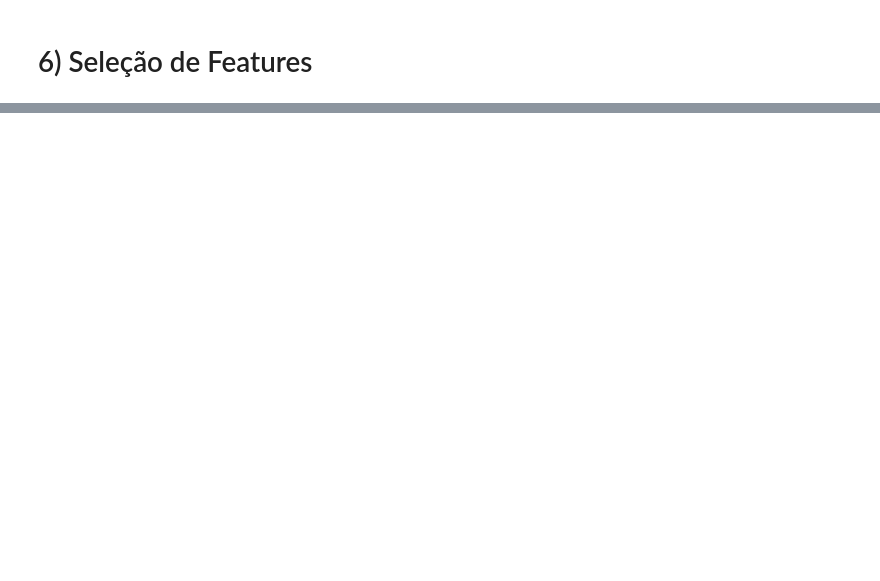
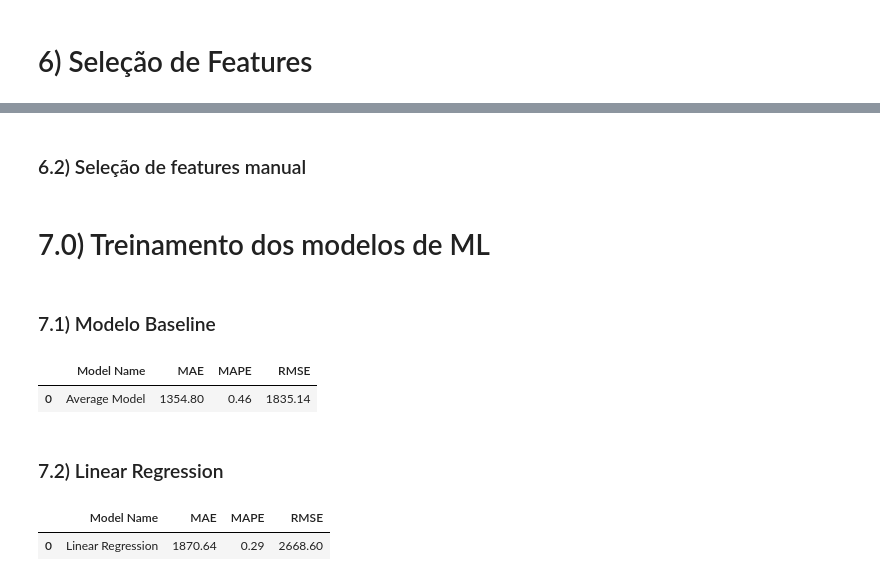
Before and after one commit to GustavoBarros11/rossmann_sales_forecast, a Jupyter notebook: ciclo1_notebook.ipynb, the cells around one changed output, grey strips where cells are left out. Cells and saved outputs as stored; diff of their text form; code cells hidden in the pictures; blank space fills up the shorter version.

Commit message:
Modelo Baseline treinado com sucesso

```diff
--- a/ciclo1_notebook.ipynb
+++ b/ciclo1_notebook.ipynb
@@ -723,0 +749,3 @@ df6 = df5.copy()
+# %%
+cols_drop = ['week_of_year', 'day', 'month', 'day_of_week', 'year_week']
+df6 = df6.drop(columns=cols_drop)
@@ -725,0 +795,47 @@ df6 = df5.copy()
+# %% [markdown]
+### 6.2) Seleção de features manual
+# %%
+cols_selected_boruta = [
+    'store', 'store_type', 'assortment',
+       'competition_distance', 'competition_open_since_month',
+       'competition_open_since_year', 'promo2_since_week', 'promo2_since_year',
+       'competition_duration',
+       'promo2_since', 'promo_time_week', 'promo_False', 'promo_True',
+       'school_holiday_False', 'school_holiday_True', 'promo2_False',
+       'promo2_True', 'is_promo_False', 'is_promo_True', 'day_of_week_sin',
+       'day_of_week_cos', 'month_sin', 'month_cos', 'day_sin', 'day_cos',
+       'week_of_year_sin', 'week_of_year_cos'
+]
+
+# columns to add
+feat_to_add = ['date', 'sales']
+cols_selected_boruta_full = cols_selected_boruta.copy()
+cols_selected_boruta_full.extend( feat_to_add )
+# %% [markdown]
+# 7.0) Treinamento dos modelos de ML
+# %%
+x_train = X_train[ cols_selected_boruta ]
+x_test = X_test[ cols_selected_boruta ]
+
+# Time Series Data Preparation
+x_training = X_train[ cols_selected_boruta_full ]
+# %% [markdown]
+### 7.1) Modelo Baseline
+# %%
+# predict average
+aux1 = x_test.copy()
+aux1['sales'] = y_test.copy()
+
+# prediction
+aux2 = aux1[['store', 'sales']].groupby( 'store' ).mean().reset_index().rename(columns={'sales': 'predictions'})
+aux1 = pd.merge( aux1, aux2, how='left', on='store' )
+yhat_baseline = aux1['predictions']
+
+# performance
+baseline_result = ml_error( 'Average Model', np.expm1( y_test ), np.expm1(yhat_baseline) )
+baseline_result
+# %% [output]
+|  | Model Name | MAE | MAPE | RMSE |
+| 0 | Average Model | 1354.80 | 0.46 | 1835.14 |
+# %% [markdown]
+### 7.2) Linear Regression
@@ -725,0 +844,13 @@ df6 = df5.copy()
+# %%
+# model
+lr = LinearRegression().fit( x_train, y_train )
+
+# prediction
+yhat_lr = lr.predict( x_test )
+
+# performance
+lr_result = ml_error('Linear Regression', np.expm1(y_test), np.expm1(yhat_lr ))
+lr_result
+# %% [output]
+|  | Model Name | MAE | MAPE | RMSE |
+| 0 | Linear Regression | 1870.64 | 0.29 | 2668.60 |
```
Also changed, not shown: parts of 17 cells of this notebook.
